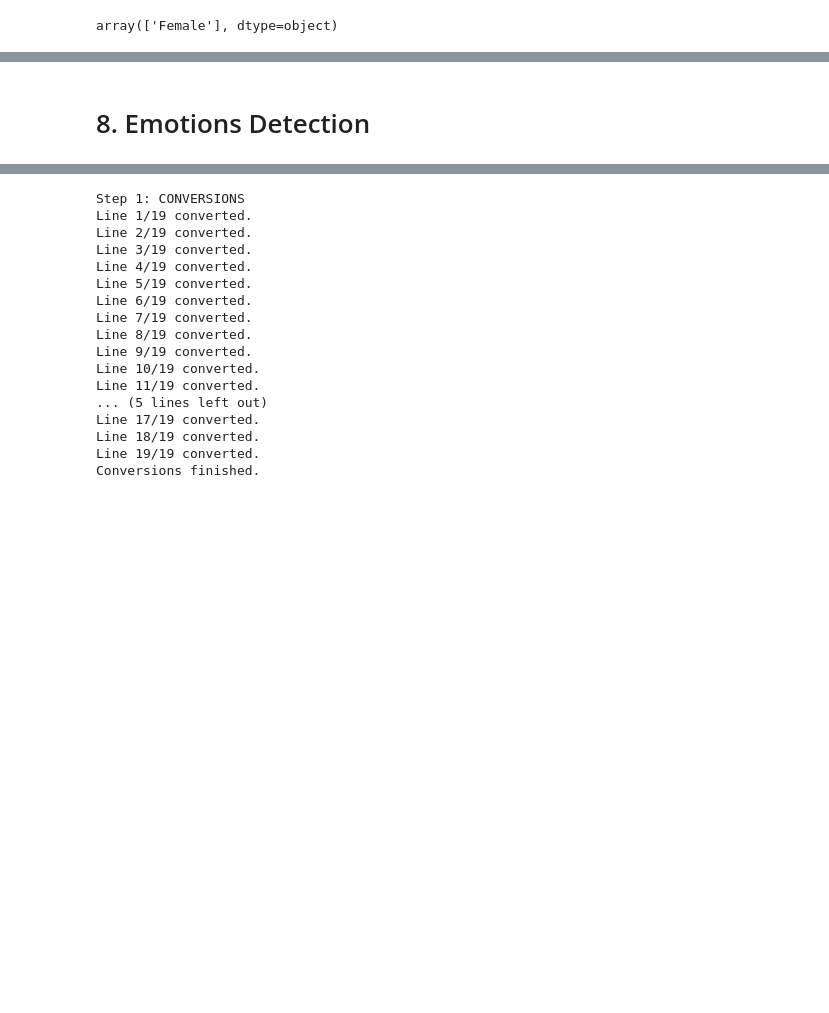
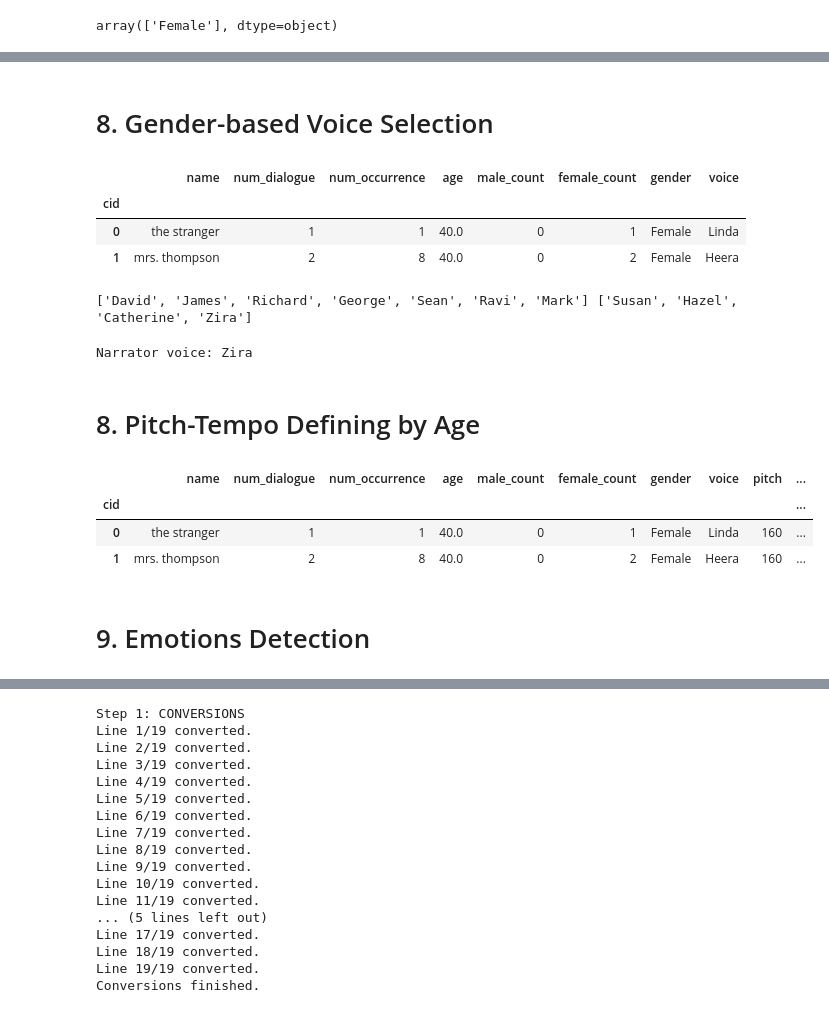
Before and after one commit to ArpanMahatra1999/AI-Storytelling, a Jupyter notebook: main.ipynb, the cells around one changed output, grey strips where cells are left out. Cells and saved outputs as stored; diff of their text form; code cells hidden in the pictures; blank space fills up the shorter version.

Commit message:
Added voice by gender and pitch and tempo by age

```diff
--- a/main.ipynb
+++ b/main.ipynb
@@ -580,0 +589,2 @@ df_characters.head(10)
+# %% [markdown]
+# 8. Gender-based Voice Selection
@@ -580,0 +618,11 @@ df_characters.head(10)
+# %%
+# definining characters
+males = ['David', 'James', 'Richard', 'George', 'Sean', 'Ravi', 'Mark']
+females = ['Linda', 'Susan', 'Heera', 'Hazel', 'Catherine', 'Zira']
+
+# unused characters
+unused_males = males.copy()
+unused_females = females.copy()
+# %%
+# empty column
+df_characters['voice'] = None
@@ -581,5 +659,57 @@ df_characters.head(10)
+# %%
+# checking characters with voice
+df_characters.head(10)
+# %% [output]
+|  | name | num_dialogue | num_occurrence | age | male_count | female_count | gender | voice |
+| cid |  |  |  |  |  |  |  |  |
+| 0 | the stranger | 1 | 1 | 40.0 | 0 | 1 | Female | Linda |
+| 1 | mrs. thompson | 2 | 8 | 40.0 | 0 | 2 | Female | Heera |
+# %%
+# checking remaining voices
+print(unused_males, unused_females)
+# %% [output]
+['David', 'James', 'Richard', 'George', 'Sean', 'Ravi', 'Mark'] ['Susan', 'Hazel', 'Catherine', 'Zira']
+# %%
+# assigning voice to narrator
+unused_all = unused_males + unused_females
+random_number = random.randint(0, len(unused_all)-1)
+narrator_voice = unused_all[random_number]
+print(f"Narrator voice: {narrator_voice}")
+# %% [output]
+Narrator voice: Zira
+# %% [markdown]
+# 8. Pitch-Tempo Defining by Age
+# %%
+# pitch estimation in Hz and tempo estimation in words per minute by age
+def pitch_and_tempo_estimation(age):
+    if age <= 5:
+        result = [300, 150]
+    elif age > 5 and age <= 12:
+        result = [250, 160]
+    elif age > 12 and age <= 18:
+        result = [200, 170]
+    elif age > 18 and age <= 30:
+        result = [180, 180]
+    elif age > 30 and age <= 40:
+        result = [160, 175]
+    elif age > 40 and age <= 60:
+        result = [150, 160]
+    else:
+        result = [130, 150]
+    return pd.Series(result, index=('pitch', 'tempo'))
+# %%
+# adding pitch and tempo columns by characters' age
+df_characters[['pitch', 'tempo']] = df_characters['age'].apply(pitch_and_tempo_estimation)
+# %%
+# checking table with pitch, tempo and voice
+df_characters.head(10)
+# %% [output]
+|  | name | num_dialogue | num_occurrence | age | male_count | female_count | gender | voice | pitch | ... |
+| cid |  |  |  |  |  |  |  |  |  | ... |
+| 0 | the stranger | 1 | 1 | 40.0 | 0 | 1 | Female | Linda | 160 | ... |
+| 1 | mrs. thompson | 2 | 8 | 40.0 | 0 | 2 | Female | Heera | 160 | ... |
 # %% [markdown]
-# 8. Emotions Detection
+# 9. Emotions Detection
 # %%
 # creating emotion detection classifier
 ed_classifier = pipeline("text-classification", model="j-hartmann/emotion-english-distilroberta-base", return_all_scores=True)
```
Also changed, not shown: parts of 23 cells of this notebook.
